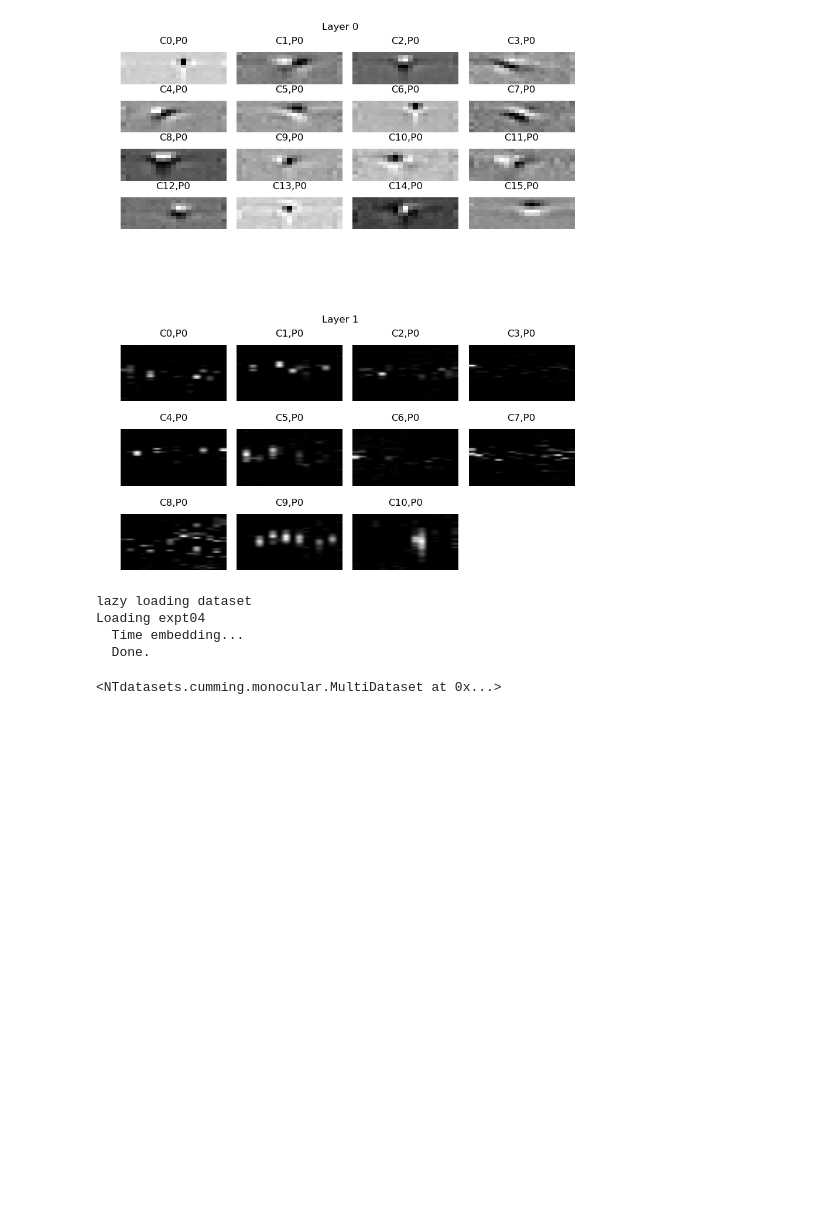
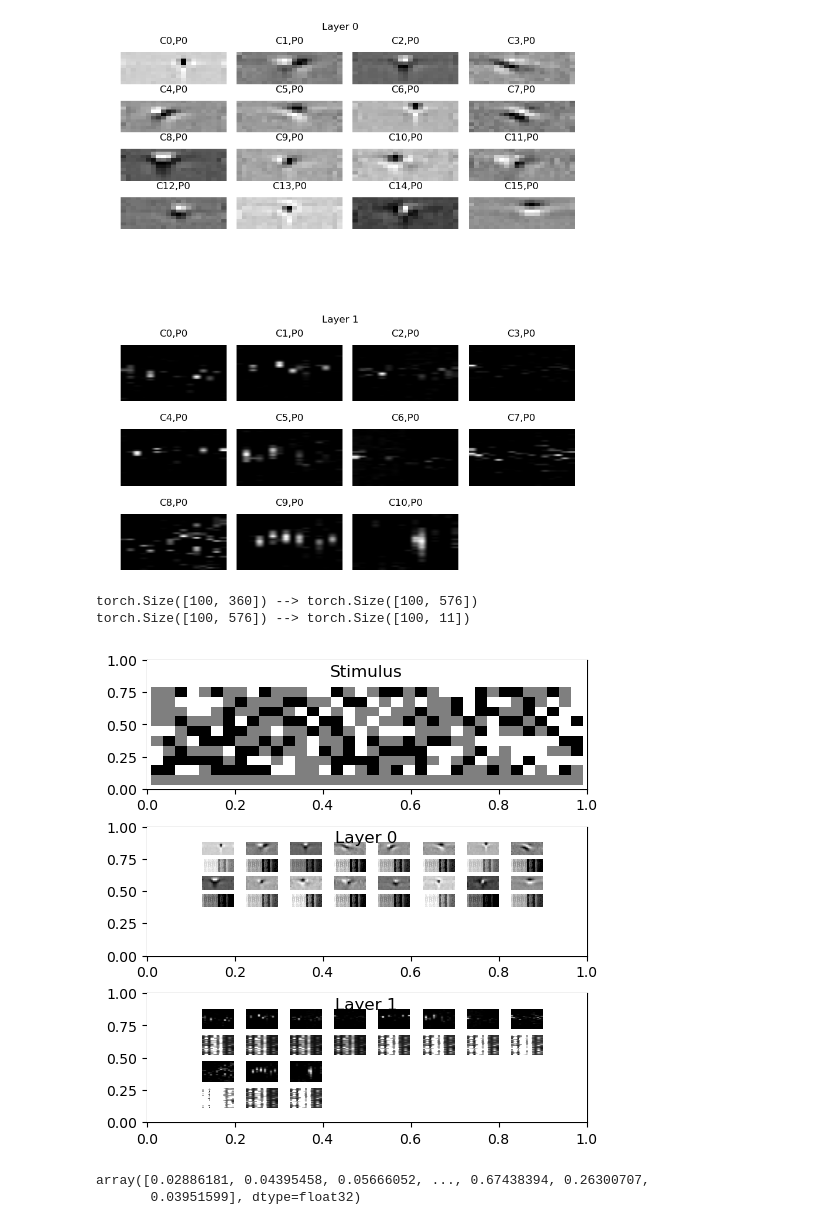
Before and after one commit to NeuroTheoryUMD/mattjac, a Jupyter notebook: v1/exp_multiple_models.ipynb, the cells around one changed output. Cells and saved outputs as stored; diff of their text form; code cells hidden in the pictures; blank space fills up the shorter version.

```diff
--- a/v1/exp_multiple_models.ipynb
+++ b/v1/exp_multiple_models.ipynb
@@ -43,8 +44,0 @@ plot.plot_network_weights(model.networks[0], wspace=0.1, hspace=0.5, max_cols=4,
-# %%
-e.trials_where(name='cnim0')[0].dataset
-# %% [output]
-lazy loading dataset
-Loading expt04
-  Time embedding...
-  Done.
-<NTdatasets.cumming.monocular.MultiDataset at 0x...>
@@ -52,0 +45,36 @@ Loading expt04
+# %%
+import torch
+import numpy as np
+
+trial = e.trials_where(name='cnim0')[0]
+model = trial.model
+inps = trial.dataset.stim[:100]
+# %%
+# get all the outputs
+# TODO: use the NDN, not the model object directly
+prev_output = inps
+all_outputs = []
+for n in range(len(model.NDN.networks)):
+    for l in range(len(model.NDN.networks[n].layers)):
+        z = model.NDN.networks[n].layers[l](prev_output)
+        # TODO: not entirely sure if I need to detach twice
+        z_cpu = torch.tensor(np.array([z_i.detach().numpy() for z_i in z]))
+        all_outputs.append(z_cpu.numpy())
+        print(prev_output.shape, '-->', z_cpu.shape)
+        prev_output = z_cpu
+
+
+layers = []
+for n in range(len(model.NDN.networks)):
+    for l in range(len(model.NDN.networks[n].layers)):
+        layer = model.NDN.networks[n].layers[l].get_weights()
+        layers.append(layer)
+# %% [output]
+torch.Size([100, 360]) --> torch.Size([100, 576])
+torch.Size([100, 576]) --> torch.Size([100, 11])
+# %%
+# TODO: get this working again with the new interface
+# TODO: add in plotting robs functionality
+figs = plot.render_network(inp=inps[0], stim_dims=trial.dataset.stim_dims, outputs=all_outputs, layers=layers)
+# %% [output]
+[figure, added]
@@ -52,0 +85,5 @@ Loading expt04
+# %%
+res.pred[:,0]
+# %% [output]
+array([0.02886181, 0.04395458, 0.05666052, ..., 0.67438394, 0.26300707,
+       0.03951599], dtype=float32)
```
Also changed, not shown: parts of 7 cells of this notebook, 5 other files.
